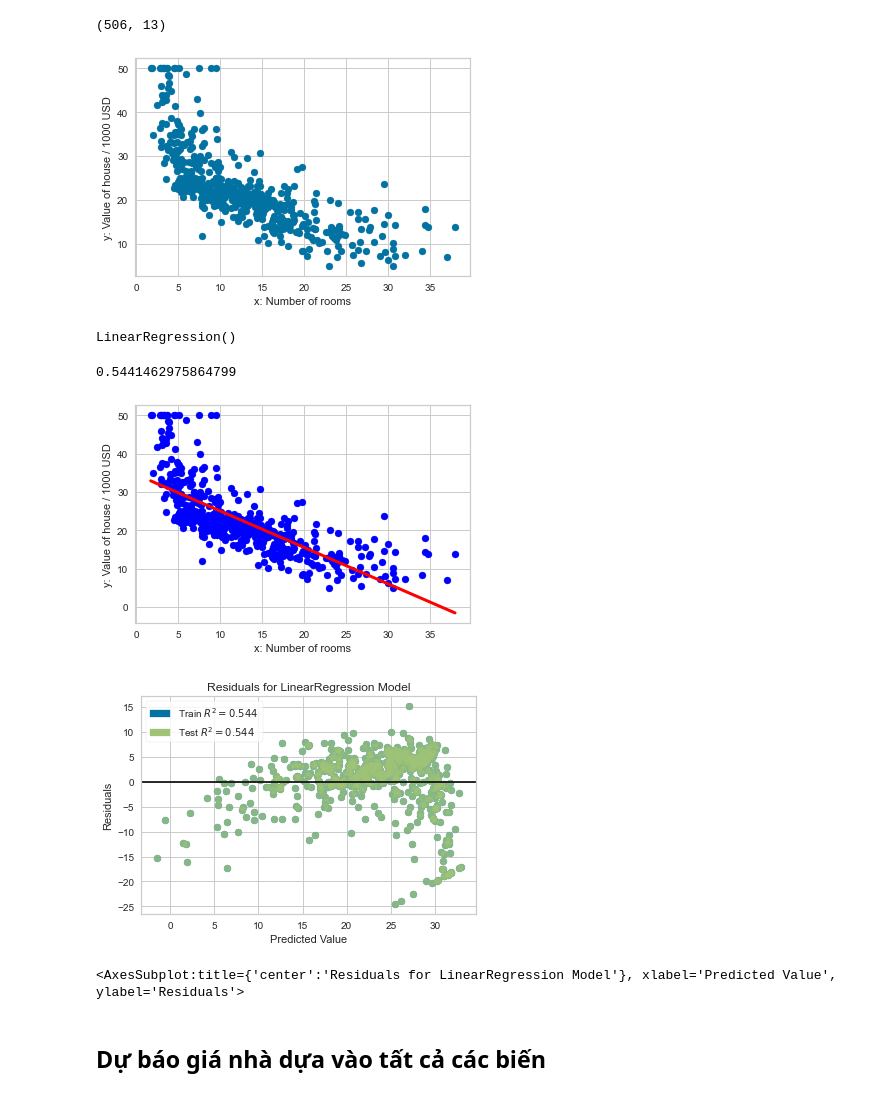
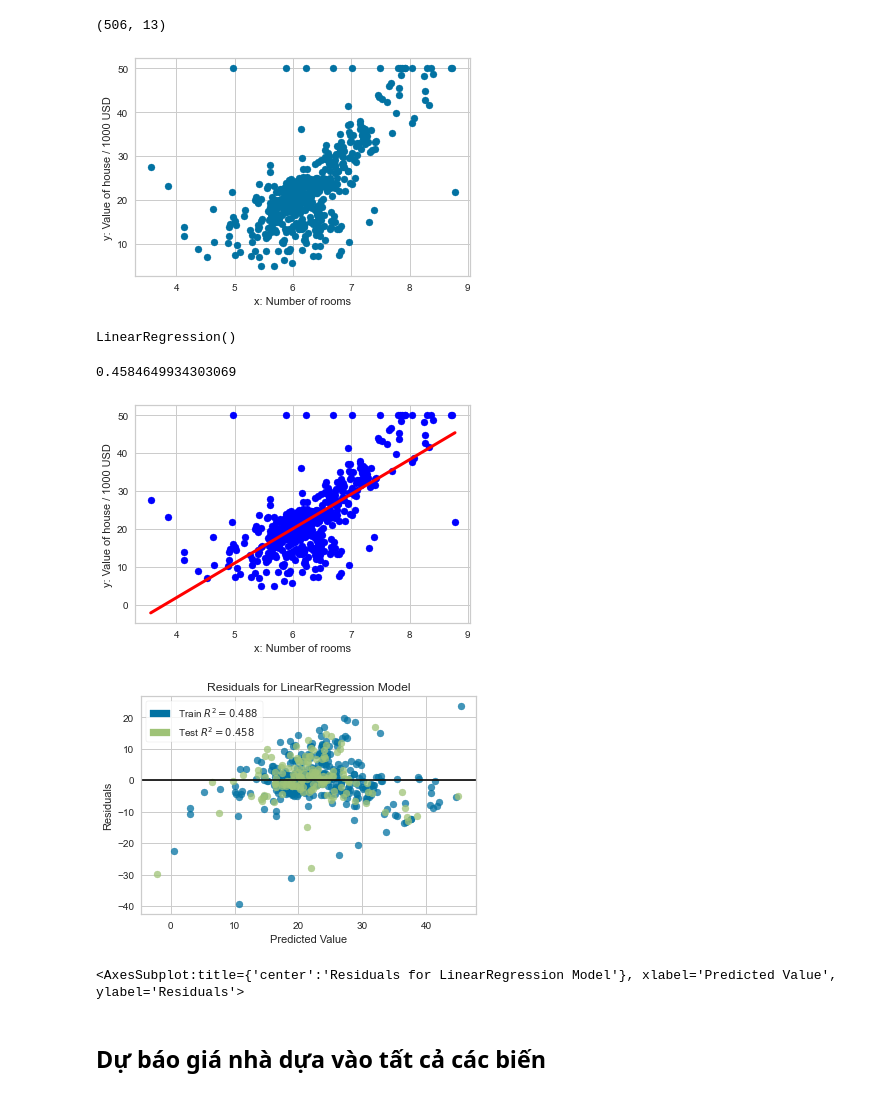
Before and after one commit to long1382k/AI_assignment, a Jupyter notebook: BaiThucHanhkNN/Regression.ipynb, the cells around one changed output. Saved outputs shown, nothing was run; the diff lists cells and outputs as text; code cells hidden in the pictures.

```diff
--- a/BaiThucHanhkNN/Regression.ipynb
+++ b/BaiThucHanhkNN/Regression.ipynb
@@ -119,7 +119,7 @@ x.shape
 (506, 13)
 # %%
 # xrm=boston['rm']
-feature = 12
+feature = 5
 xrm = x[:, feature]
 # %%
 xrm = xrm.reshape(-1, 1)
@@ -131,19 +131,21 @@ plt.ylabel("y: Value of house / 1000 USD")
 plt.xlabel("x: Number of rooms")
 plt.show()
 # %% [output]
-[figure, old version]
+[figure, new version]
+# %%
+from sklearn.model_selection import train_test_split
+xrm_train, xrm_test, y_train, y_test = train_test_split(xrm, y, test_size=0.3, random_state=42)
 # %%
 from sklearn.linear_model import LinearRegression
+reg = LinearRegression()
+reg.fit(xrm_train, y_train)
+# %% [output]
+LinearRegression()
-# %%
-reg = LinearRegression()
-reg.fit(xrm, y)
-# %% [output]
-LinearRegression()
 # %%
 # Hệ số R^2
-reg.score(xrm, y)
+reg.score(xrm_test, y_test)
 # %% [output]
-0.5441462975864799
+0.4584649934303069
 # %%
 xx=np.linspace(min(xrm),max(xrm)).reshape(-1,1)
 plt.scatter(xrm,y,color="blue")
@@ -152,20 +154,20 @@ plt.ylabel("y: Value of house / 1000 USD")
 plt.xlabel("x: Number of rooms")
 plt.show()
 # %% [output]
-[figure, old version]
+[figure, new version]
 # %%
 #!pip install yellowbrick
 from yellowbrick.regressor import ResidualsPlot
 # %%
 visualizer = ResidualsPlot(reg, hist=False)
 # %%
-visualizer.fit(xrm, y)  # Fit the training data to the model
-visualizer.score(xrm, y)  # Evaluate the model on the test data
+visualizer.fit(xrm_train, y_train)  # Fit the training data to the model
+visualizer.score(xrm_test, y_test)  # Evaluate the model on the test data
 visualizer.poof()                 # Draw/show/poof the data
 #visualizer.show()
 #('residuals_plot_feature{}.png'.format(feature))
 # %% [output]
-[figure, old version]
+[figure, new version]
 <AxesSubplot:title={'center':'Residuals for LinearRegression Model'}, xlabel='Predicted Value', ylabel='Residuals'>
 # %% [markdown]
 ## Dự báo giá nhà dựa vào tất cả các biến
```
Also changed, not shown: parts of 23 cells of this notebook, 2 other files.
